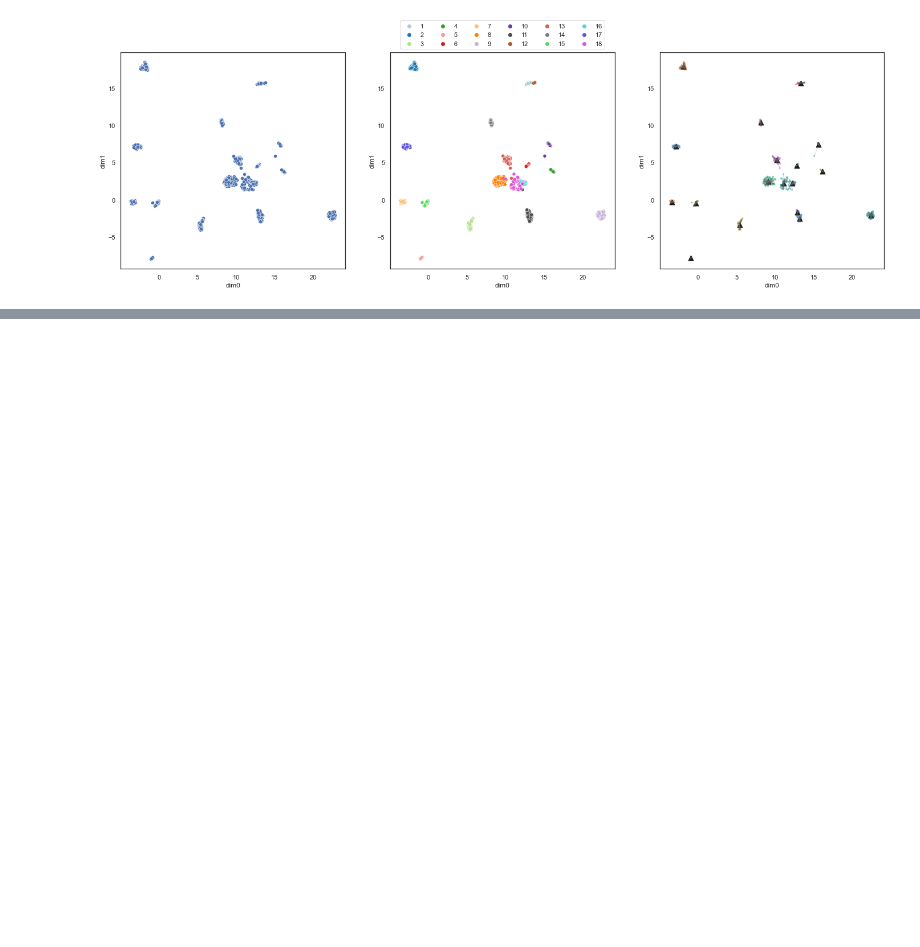
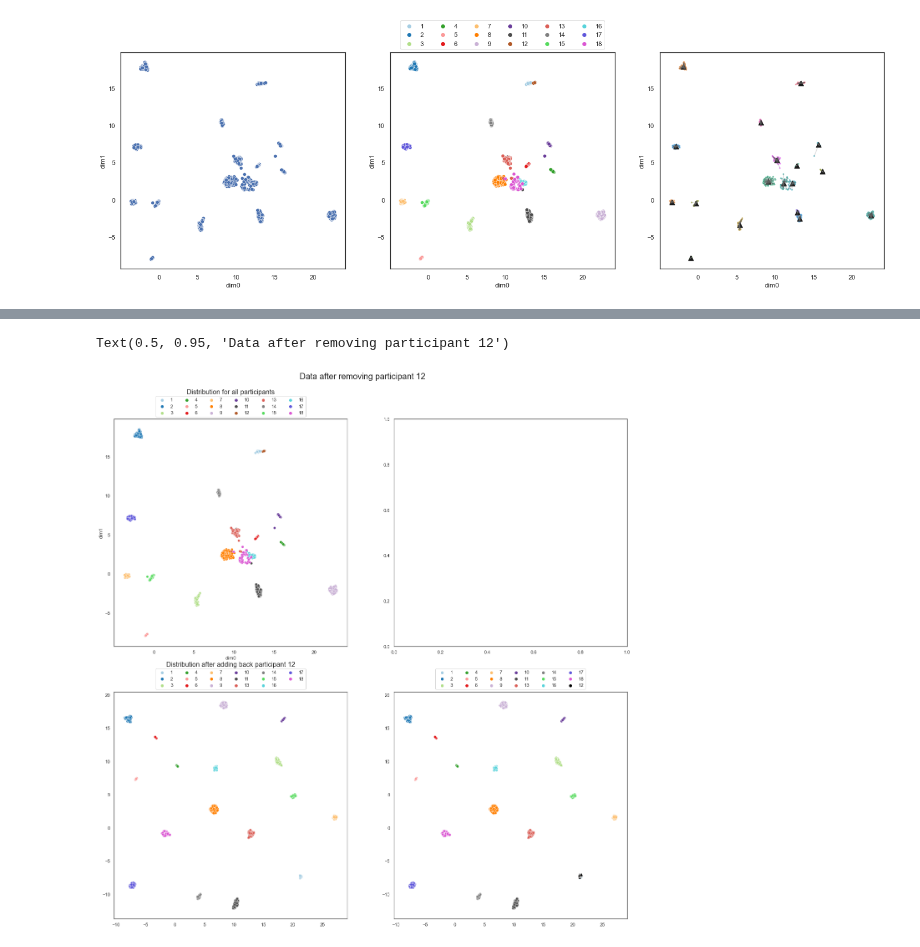
Before and after one commit to Rahul-Brito/infantvoice, a Jupyter notebook: pyannoteTest.ipynb, the cells around one changed output, grey strips where cells are left out. Drawn from its saved outputs; the diff is of its cells as text; code cells hidden in the pictures; blank space fills up the shorter version.

```diff
--- a/pyannoteTest.ipynb
+++ b/pyannoteTest.ipynb
@@ -548,3 +585,28 @@ legend1 = ax[1,1].legend(loc="lower center",bbox_to_anchor=(0.5, 1), ncol=len(ba
+# %%
+babycol = sns.color_palette("Paired", len(baby2d.part.unique()))
+babycol[12:]=sns.color_palette("hls", 6)
+babycol[10]=(0.3,0.3,0.3)
+babycol[13]=(0.5,0.5,0.5)
+
+fig, ax = plt.subplots(nrows=2, ncols=2, figsize=(22,22))
+sns.scatterplot(x=baby2d.dim0, y=baby2d.dim1, hue=baby2d.part, palette=babycol, ax=ax[0,0])
+legend1 = ax[0,0].legend(loc="lower center", bbox_to_anchor=(0.5, 1),  ncol=len(baby2d.part.unique())//3)
+ax[0,0].set_title("Distribution for all participants", y=1.1, fontsize=16)
+
+babycol.pop(toRemove-1)
+sns.scatterplot(x=mapper.embedding_[:,0], y=mapper.embedding_[:,1], hue=train_labels, palette=babycol, ax=ax[1,0])
+legend1 = ax[1,0].legend(loc="lower center",bbox_to_anchor=(0.5, 1), ncol=len(baby2d.part.unique())//3)
+ax[1,0].set_title("Distribution after removing participant " + str(toRemove), y=1.1, fontsize=16)
+
+sns.scatterplot(x=mapper.embedding_[:,0], y=mapper.embedding_[:,1], hue=train_labels, palette=babycol, ax=ax[1,1])
+sns.scatterplot(x=test_embedding[:,0], y=test_embedding[:,1], marker='^', hue=test_labels, palette={toRemove:'black'}, s=50, ax=ax[1,1])
+legend1 = ax[1,1].legend(loc="lower center",bbox_to_anchor=(0.5, 1), ncol=len(baby2d.part.unique())//3)
+ax[1,1].set_title("Distribution after adding back participant " + str(toRemove), y=1.1, fontsize=16)
+
+fig.suptitle("Data after removing participant " + str(toRemove), fontsize=20, y=.95)
+# %% [output]
+Text(0.5, 0.95, 'Data after removing participant 12')
+[figure, added]
 # %%
 factors = {'hellos': 3, 'sentences': 5, 'paralysis':5, 'paralysis_emb':3}
 #for dataset in all_data:
```
Also changed, not shown: parts of 3 cells of this notebook.
